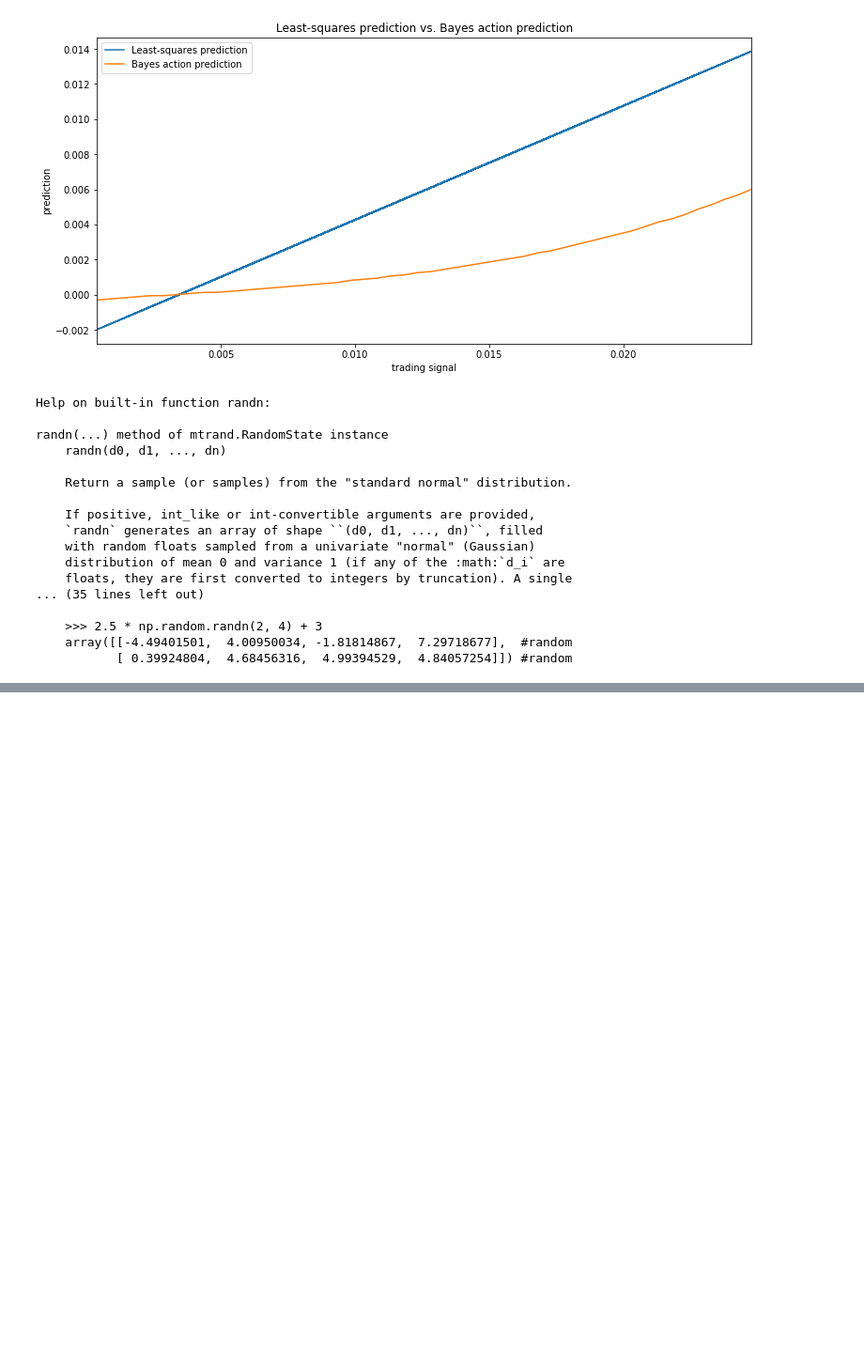
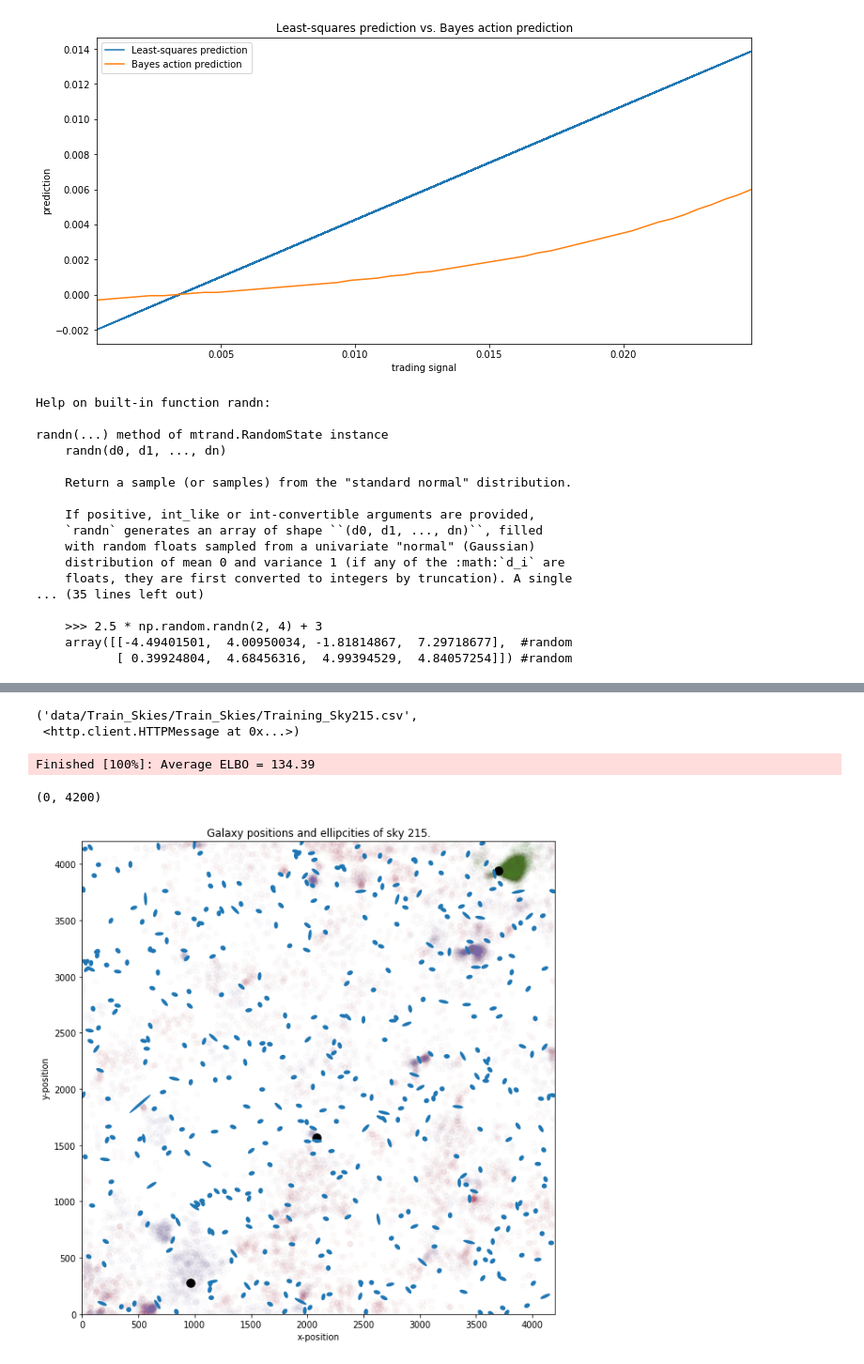
Before and after one commit to TanUkkii007/Probabilistic-Programming-and-Bayesian-Methods-for-Hackers, a Jupyter notebook: ch05/Ch5_LossFunctions_PyMC3.ipynb, the cells around one changed output, grey strips where cells are left out. Shown at 94% size. Drawn from its saved outputs; the diff is of its cells as text; code cells hidden in the pictures; blank space fills up the shorter version.

```diff
--- a/ch05/Ch5_LossFunctions_PyMC3.ipynb
+++ b/ch05/Ch5_LossFunctions_PyMC3.ipynb
@@ -317,0 +490,33 @@ randn(...) method of mtrand.RandomState instance
+# %%
+urlretrieve("https://raw.githubusercontent.com/CamDavidsonPilon/Probabilistic-Programming-and-Bayesian-Methods-for-Hackers/master/Chapter5_LossFunctions/data/Train_Skies/Train_Skies/Training_Sky215.csv", "data/Train_Skies/Train_Skies/Training_Sky215.csv")
+# %% [output]
+('data/Train_Skies/Train_Skies/Training_Sky215.csv',
+ <http.client.HTTPMessage at 0x...>)
+# %%
+n_sky = 215
+data = np.genfromtxt("data/Train_Skies/Train_Skies/Training_Sky%d.csv" % (n_sky), dtype=None, skip_header=1, delimiter=",", usecols=[1,2,3,4])
+# %%
+#there are 3 halos in this file.
+samples = 5000
+trace = halo_posteriors(3, data, samples=samples, burn_in=500)
+# %% [output]
+Finished [100%]: Average ELBO = 134.39
+# %%
+fig = draw_sky(data)
+plt.title("Galaxy positions and ellipcities of sky %d." % n_sky)
+plt.xlabel("x-position")
+plt.ylabel("y-position")
+
+colors = ["#467821", "#A60628", "#7A68A6"]
+
+for i in range(trace.shape[1]):
+    plt.scatter(trace[:, i, 0], trace[:, i, 1], c = colors[i], alpha=0.02)
+
+for i in range(trace.shape[1]):
+    plt.scatter(halo_data[n_sky-1][3+2*i], halo_data[n_sky-1][4+2*i], label="True halo position", c = "k", s = 90)
+
+plt.xlim(0, 4200)
+plt.ylim(0, 4200)
+# %% [output]
+(0, 4200)
+[figure, added]
```
Also changed, not shown: parts of 13 cells of this notebook, 5 other files.
